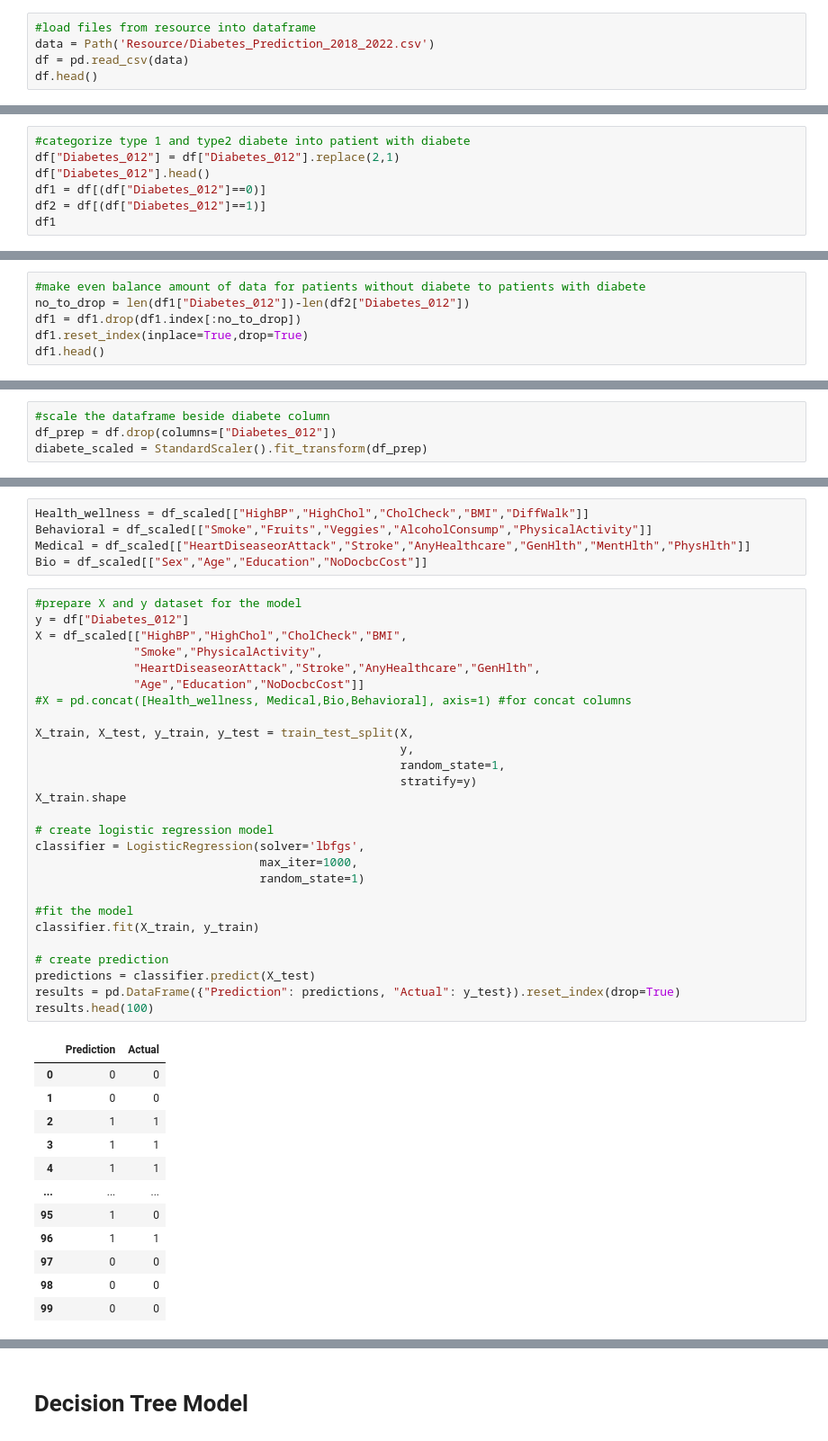
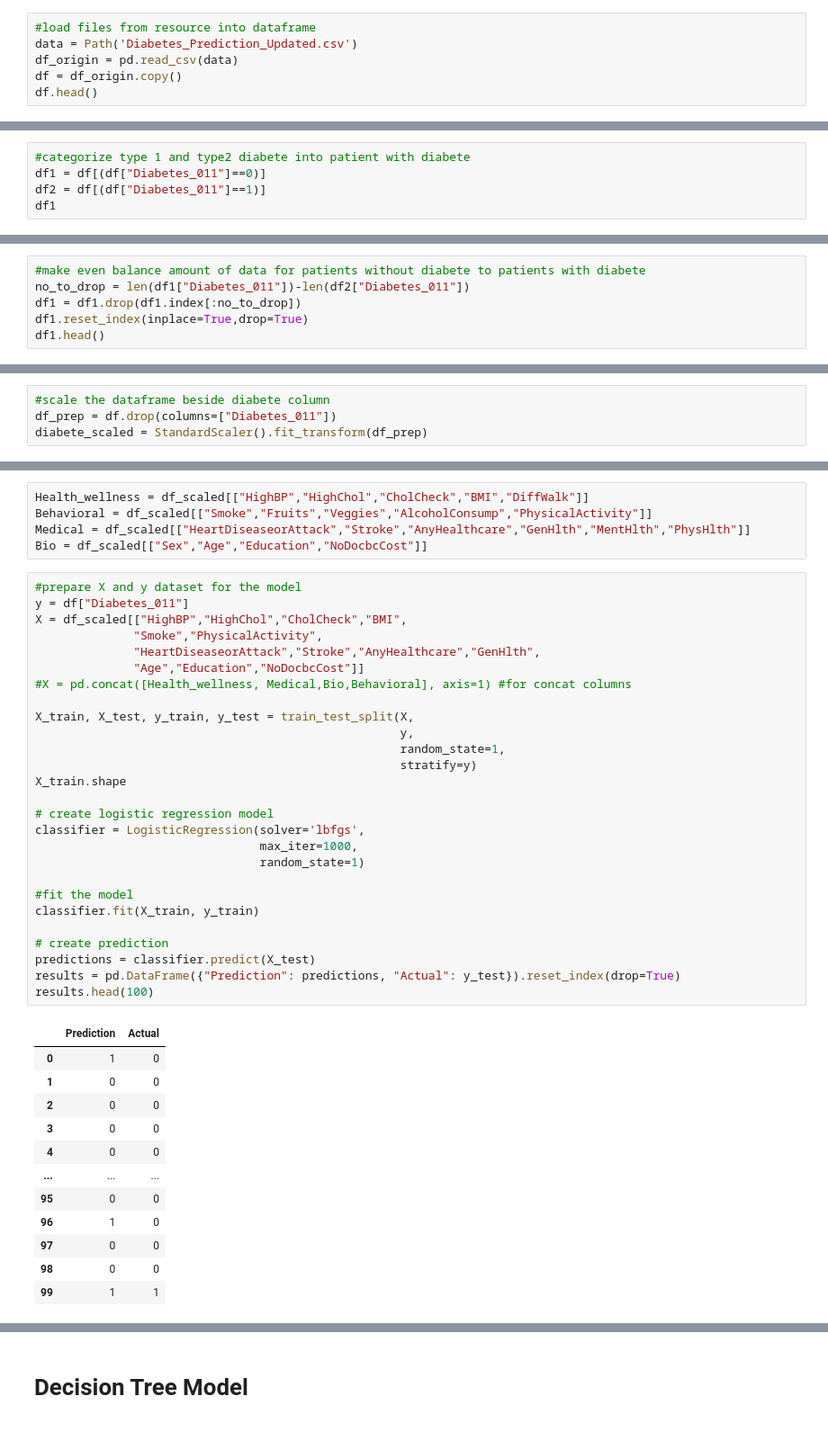
Before and after one commit to shengzhiluo000/Project_4_Group_9, a Jupyter notebook: Project 4 Analysis - Supervised Learning.ipynb, the cells around one changed output, grey strips where cells are left out. Shown at 90% size. Cells and saved outputs as stored; diff of their text form.

```diff
--- a/Project 4 Analysis - Supervised Learning.ipynb
+++ b/Project 4 Analysis - Supervised Learning.ipynb
@@ -12,6 +14,7 @@ import seaborn as sns
 # %%
 #load files from resource into dataframe
-data = Path('Resource/Diabetes_Prediction_2018_2022.csv')
-df = pd.read_csv(data)
+data = Path('Diabetes_Prediction_Updated.csv')
+df_origin = pd.read_csv(data)
+df = df_origin.copy()
 df.head()
 # %% [output]
@@ -24,9 +27,7 @@ df.head()
 5 rows × 21 columns
 # %%
 #categorize type 1 and type2 diabete into patient with diabete
-df["Diabetes_012"] = df["Diabetes_012"].replace(2,1)
-df["Diabetes_012"].head()
-df1 = df[(df["Diabetes_012"]==0)]
-df2 = df[(df["Diabetes_012"]==1)]
+df1 = df[(df["Diabetes_011"]==0)]
+df2 = df[(df["Diabetes_011"]==1)]
 df1
 # %% [output]
@@ -45,7 +46,7 @@ df1
 210929 rows × 21 columns
 # %%
 #make even balance amount of data for patients without diabete to patients with diabete
-no_to_drop = len(df1["Diabetes_012"])-len(df2["Diabetes_012"])
+no_to_drop = len(df1["Diabetes_011"])-len(df2["Diabetes_011"])
 df1 = df1.drop(df1.index[:no_to_drop])
 df1.reset_index(inplace=True,drop=True)
 df1.head()
@@ -112,7 +113,7 @@ Name: Diabetes_012, dtype: float64
 # Logistic Regression Model
 # %%
 #scale the dataframe beside diabete column
-df_prep = df.drop(columns=["Diabetes_012"])
+df_prep = df.drop(columns=["Diabetes_011"])
 diabete_scaled = StandardScaler().fit_transform(df_prep)
 # %%
 #turn scaled dataset into dataframe
@@ -234,44 +235,44 @@ Medical = df_scaled[["HeartDiseaseorAttack","Stroke","AnyHealthcare","GenHlth","
 Bio = df_scaled[["Sex","Age","Education","NoDocbcCost"]]
 # %%
 #prepare X and y dataset for the model
-y = df["Diabetes_012"]
+y = df["Diabetes_011"]
 X = df_scaled[["HighBP","HighChol","CholCheck","BMI",
               "Smoke","PhysicalActivity",
               "HeartDiseaseorAttack","Stroke","AnyHealthcare","GenHlth",
               "Age","Education","NoDocbcCost"]]
 #X = pd.concat([Health_wellness, Medical,Bio,Behavioral], axis=1) #for concat columns
 
 X_train, X_test, y_train, y_test = train_test_split(X,
                                                     y,
                                                     random_state=1,
                                                     stratify=y)
 X_train.shape
 
 # create logistic regression model
 classifier = LogisticRegression(solver='lbfgs',
                                 max_iter=1000,
                                 random_state=1)
 
 #fit the model
 classifier.fit(X_train, y_train)
 
 # create prediction
 predictions = classifier.predict(X_test)
 results = pd.DataFrame({"Prediction": predictions, "Actual": y_test}).reset_index(drop=True)
 results.head(100)
 # %% [output]
 |  | Prediction | Actual |
-| 0 | 0 | 0 |
+| 0 | 1 | 0 |
 | 1 | 0 | 0 |
-| 2 | 1 | 1 |
-| 3 | 1 | 1 |
-| 4 | 1 | 1 |
+| 2 | 0 | 0 |
+| 3 | 0 | 0 |
+| 4 | 0 | 0 |
 | ... | ... | ... |
-| 95 | 1 | 0 |
-| 96 | 1 | 1 |
+| 95 | 0 | 0 |
+| 96 | 1 | 0 |
 | 97 | 0 | 0 |
 | 98 | 0 | 0 |
-| 99 | 0 | 0 |
+| 99 | 1 | 1 |
 100 rows × 2 columns
 # %%
 cm = confusion_matrix(y_test, predictions)
```
Also changed, not shown: parts of 24 cells of this notebook, 1 other file.
